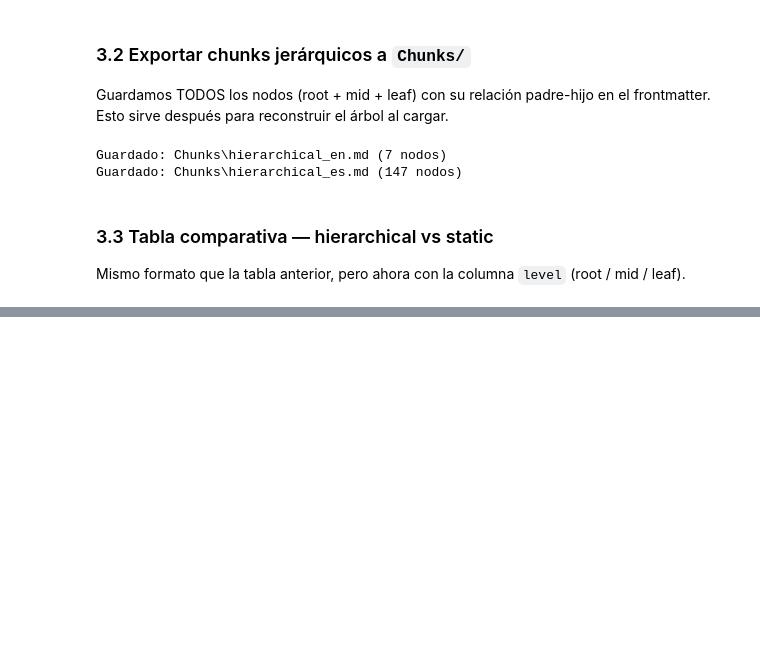
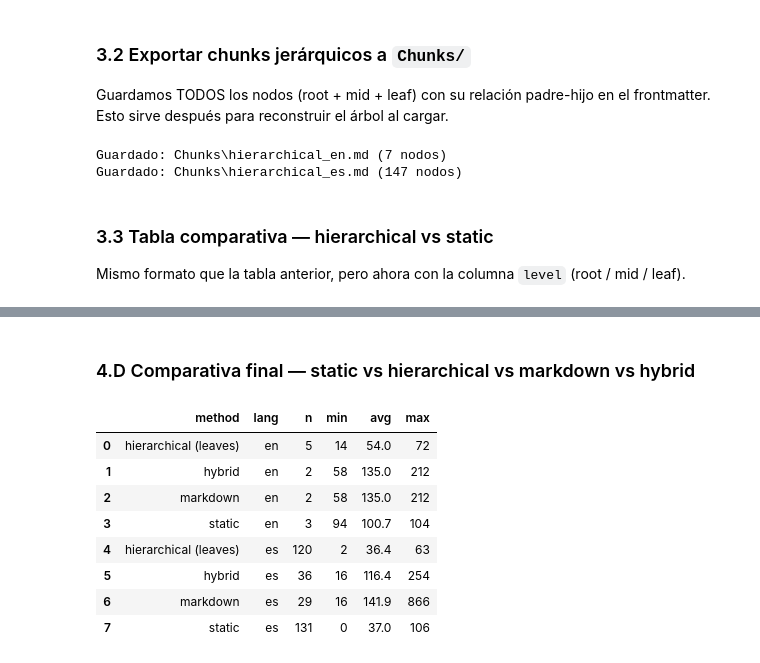
Before and after one commit to AndresMurray/pdf-transformation-benchmark, a Jupyter notebook: bilingual_data_split.ipynb, the cells around one changed output, grey strips where cells are left out. Cells and saved outputs as stored; diff of their text form; code cells hidden in the pictures; blank space fills up the shorter version.

```diff
--- a/bilingual_data_split.ipynb
+++ b/bilingual_data_split.ipynb
@@ -362,0 +376,10 @@ df_hier.groupby(["lang", "level"]).agg(
+# %%
+from llama_index.core.node_parser import MarkdownNodeParser
+
+md_parser = MarkdownNodeParser()
+
+md_nodes_en = md_parser.get_nodes_from_documents([li_doc_en])
+md_nodes_es = md_parser.get_nodes_from_documents([li_doc_es])
+
+print(f"EN — {len(md_nodes_en)} secciones")
+print(f"ES — {len(md_nodes_es)} secciones")
@@ -362,0 +428,10 @@ df_hier.groupby(["lang", "level"]).agg(
+# %%
+from llama_index.core.node_parser import SentenceSplitter
+
+sentence_splitter = SentenceSplitter(chunk_size=512, chunk_overlap=50)
+
+hybrid_nodes_en = sentence_splitter.get_nodes_from_documents(md_nodes_en)
+hybrid_nodes_es = sentence_splitter.get_nodes_from_documents(md_nodes_es)
+
+print(f"EN — {len(md_nodes_en)} secciones → {len(hybrid_nodes_en)} chunks")
+print(f"ES — {len(md_nodes_es)} secciones → {len(hybrid_nodes_es)} chunks")
@@ -362,0 +506,35 @@ df_hier.groupby(["lang", "level"]).agg(
+# %% [markdown]
+### 4.D Comparativa final — static vs hierarchical vs markdown vs hybrid
+# %%
+def stats_haystack(chunks, lang, method):
+    wc = [len(c.content.split()) for c in chunks]
+    return {"method": method, "lang": lang, "n": len(wc),
+            "min": min(wc), "avg": round(sum(wc)/len(wc), 1), "max": max(wc)}
+
+def stats_llamaindex(nodes, lang, method):
+    wc = [len(n.text.split()) for n in nodes]
+    return {"method": method, "lang": lang, "n": len(wc),
+            "min": min(wc), "avg": round(sum(wc)/len(wc), 1), "max": max(wc)}
+
+rows = [
+    stats_haystack(chunks_en, "en", "static"),
+    stats_haystack(chunks_es, "es", "static"),
+    stats_llamaindex(get_leaf_nodes(nodes_en), "en", "hierarchical (leaves)"),
+    stats_llamaindex(get_leaf_nodes(nodes_es), "es", "hierarchical (leaves)"),
+    stats_llamaindex(md_nodes_en, "en", "markdown"),
+    stats_llamaindex(md_nodes_es, "es", "markdown"),
+    stats_llamaindex(hybrid_nodes_en, "en", "hybrid"),
+    stats_llamaindex(hybrid_nodes_es, "es", "hybrid"),
+]
+
+pd.DataFrame(rows).sort_values(["lang", "method"]).reset_index(drop=True)
+# %% [output]
+|  | method | lang | n | min | avg | max |
+| 0 | hierarchical (leaves) | en | 5 | 14 | 54.0 | 72 |
+| 1 | hybrid | en | 2 | 58 | 135.0 | 212 |
+| 2 | markdown | en | 2 | 58 | 135.0 | 212 |
+| 3 | static | en | 3 | 94 | 100.7 | 104 |
+| 4 | hierarchical (leaves) | es | 120 | 2 | 36.4 | 63 |
+| 5 | hybrid | es | 36 | 16 | 116.4 | 254 |
+| 6 | markdown | es | 29 | 16 | 141.9 | 866 |
+| 7 | static | es | 131 | 0 | 37.0 | 106 |
```
Also changed, not shown: parts of 25 cells of this notebook, 2 other files.
